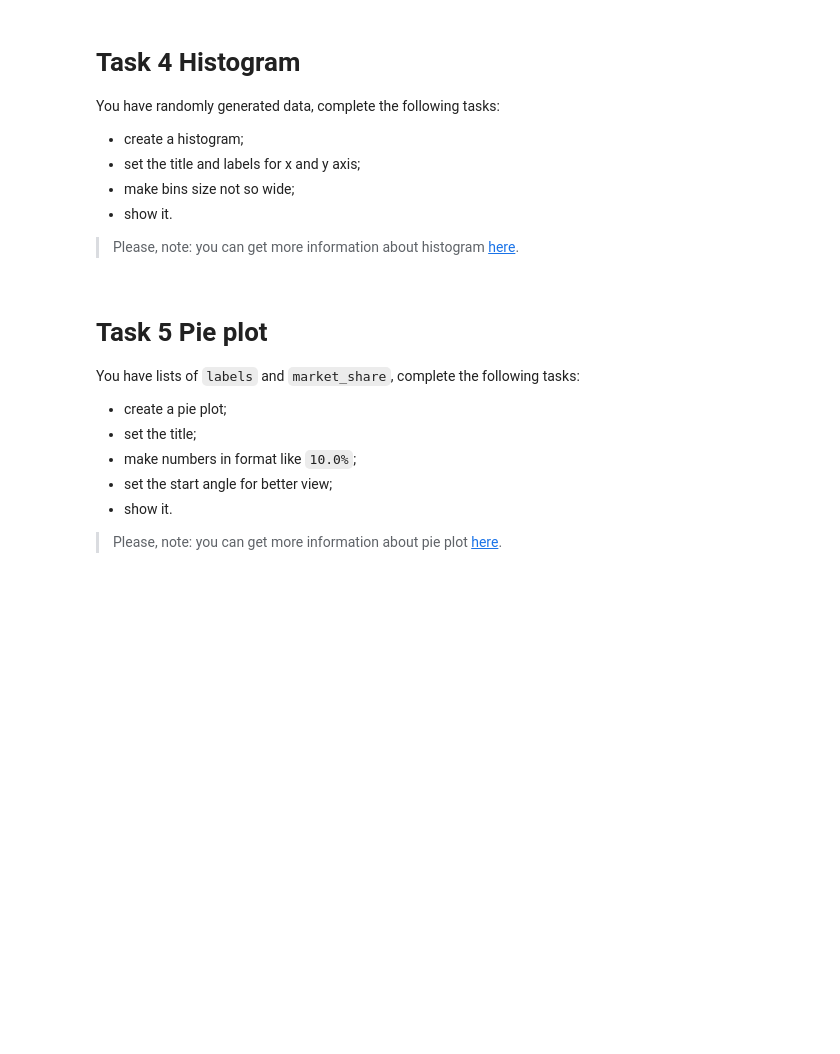
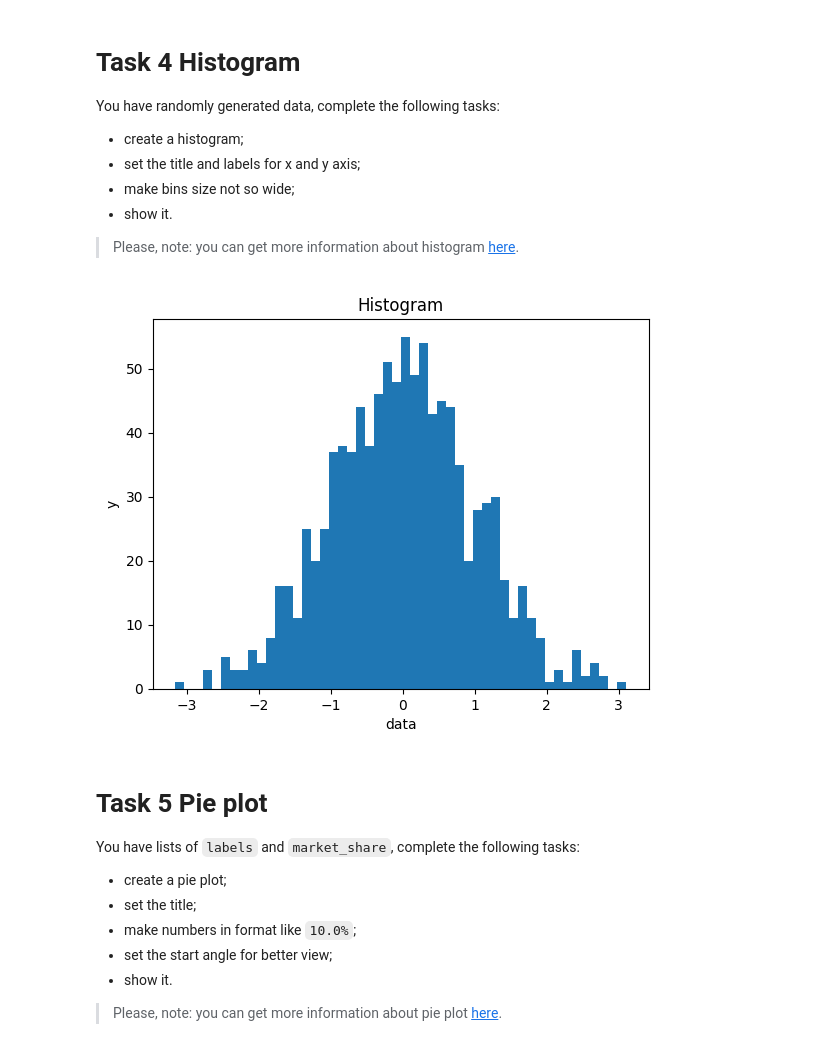
Before and after one commit to mnezbrytska/py-matplotlib, a Jupyter notebook: app/matplotlib.ipynb, the cells around one changed output. Saved outputs shown, nothing was run; the diff lists cells and outputs as text; code cells hidden in the pictures; blank space fills up the shorter version.

```diff
--- a/app/matplotlib.ipynb
+++ b/app/matplotlib.ipynb
@@ -75,3 +95,13 @@ data = np.random.normal(0, 1, 1000)
+# %%
+data = np.random.normal(0, 1, 1000)
+
+plt.hist(data, bins=50)
+plt.title("Histogram")
+plt.xlabel("data")
+plt.ylabel("y")
+plt.show()
+# %% [output]
+[figure, added]
 # %% [markdown]
 # Task 5 Pie plot
 
```
Also changed, not shown: parts of 9 cells of this notebook.
